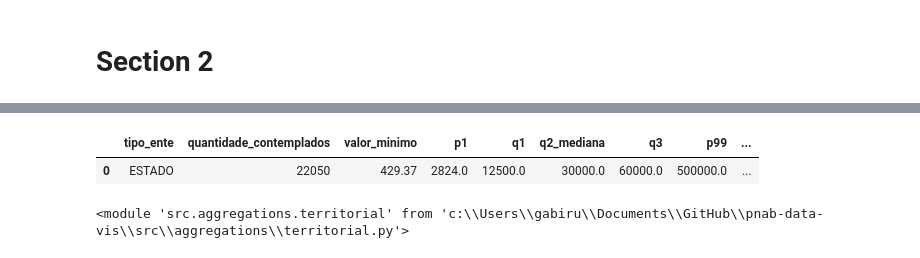
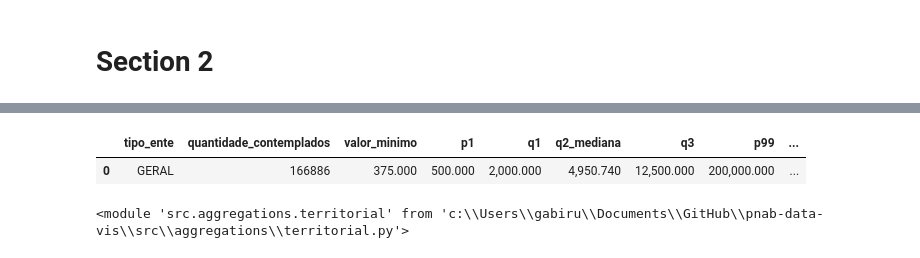
Before and after one commit to SGE-Subsecretaria-de-Gestao-Estrategica/pnab-data-vis, a Jupyter notebook: src/notebooks/gabriel_create_csv.ipynb, the cells around one changed output, grey strips where cells are left out. Drawn from its saved outputs; the diff is of its cells as text; code cells hidden in the pictures.

```diff
--- a/src/notebooks/gabriel_create_csv.ipynb
+++ b/src/notebooks/gabriel_create_csv.ipynb
@@ -260,36 +273,36 @@ df_box_qtd_contemplados.to_csv(settings.DATA_PATH_SECTION2 / 'faixa_valor_box_pl
 import pandas as pd
 
 # Filtra apenas ESTADO
-df_estado = df_aux[df_aux["tipo_ente_bbagil"] == "ESTADO"].copy()
+df_estado = df_aux.copy()
 
 # Garante que a coluna de valor está numérica
 df_estado["valor_transacao_total_bbagil"] = pd.to_numeric(
     df_estado["valor_transacao_total_bbagil"],
     errors="coerce"
 )
 
 # Remove valores nulos
 serie_valor = df_estado["valor_transacao_total_bbagil"].dropna()
 
 # Tabela geral de percentis e quartis
 df_percentis_estado = pd.DataFrame({
-    "tipo_ente": ["ESTADO"],
+    "tipo_ente": ["GERAL"],
     "quantidade_contemplados": [serie_valor.count()],
     "valor_minimo": [serie_valor.min()],
     "p1": [serie_valor.quantile(0.01)],
     "q1": [serie_valor.quantile(0.25)],
     "q2_mediana": [serie_valor.quantile(0.50)],
     "q3": [serie_valor.quantile(0.75)],
     "p99": [serie_valor.quantile(0.99)],
     "valor_maximo": [serie_valor.max()],
     "media": [serie_valor.mean()],
     "desvio_padrao": [serie_valor.std()]
 })
 
 df_percentis_estado
 # %% [output]
 |  | tipo_ente | quantidade_contemplados | valor_minimo | p1 | q1 | q2_mediana | q3 | p99 | ... |
-| 0 | ESTADO | 22050 | 429.37 | 2824.0 | 12500.0 | 30000.0 | 60000.0 | 500000.0 | ... |
+| 0 | GERAL | 166886 | 375.000 | 500.000 | 2,000.000 | 4,950.740 | 12,500.000 | 200,000.000 | ... |
 # %%
 df_box_qtd_contemplados = df_box[df_box['metrica'] == 'valor_t1ransacao_total_bbagil']
 df_box_qtd_contemplados.to_csv(settings.DATA_PATH_SECTION2 / 'faixa_valor_box_plot_valor_transacao_total_bbagil_state.csv')
```
Also changed, not shown: parts of 30 cells of this notebook, 3 other files.
